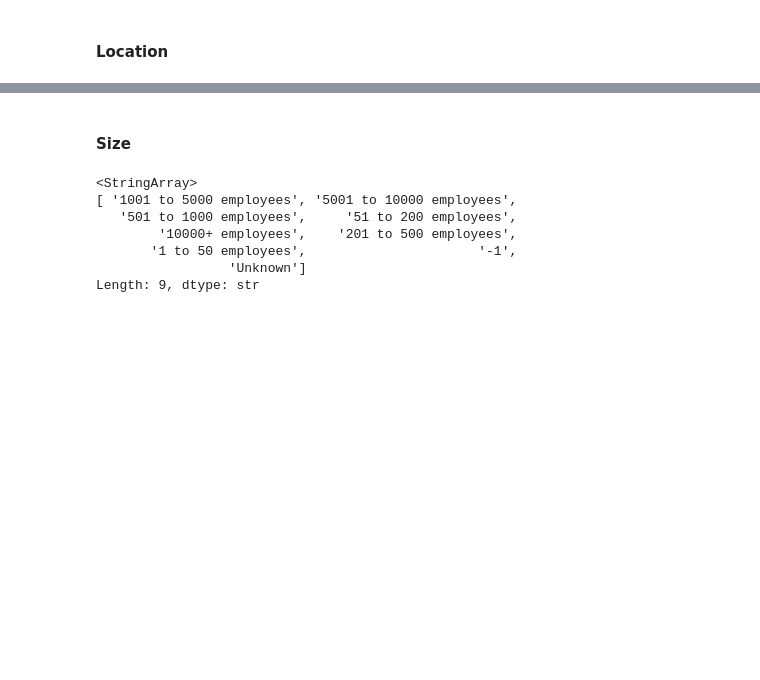
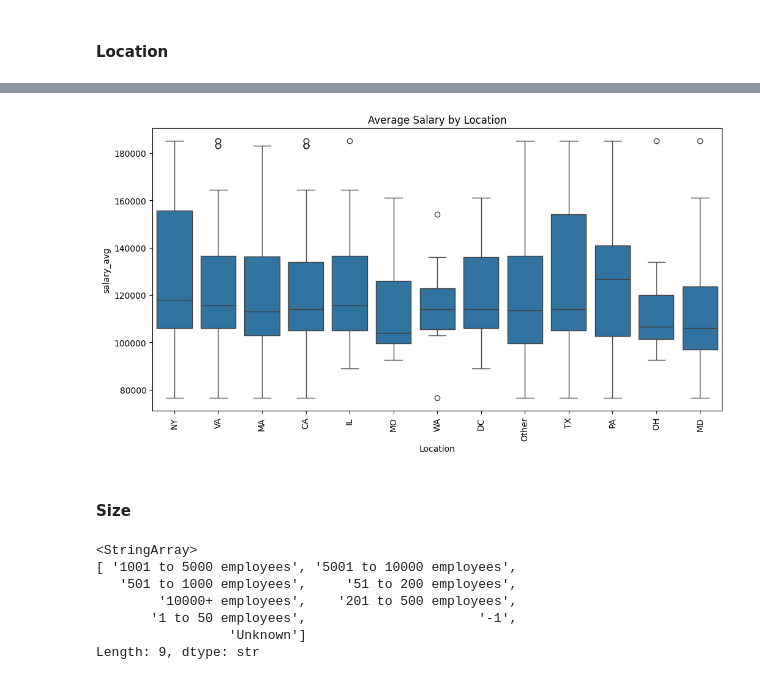
Before and after one commit to codehass/HR-Pulse, a Jupyter notebook: ml/eda.ipynb, the cells around one changed output, grey strips where cells are left out. Cells and saved outputs as stored; diff of their text form; code cells hidden in the pictures; blank space fills up the shorter version.

```diff
--- a/ml/eda.ipynb
+++ b/ml/eda.ipynb
@@ -353,0 +463,11 @@ Name: count, dtype: int64
+# %%
+state_map = {'California': 'CA', 'Texas': 'TX', 'New York': 'NY', 'Maryland': 'MD'}
+clean_df['Location'] = clean_df['Location'].replace(state_map).str.strip()
+
+top_12_locations = clean_df['Location'].value_counts().nlargest(12).index
+
+clean_df['Location'] = clean_df['Location'].apply(
+    lambda x: x if x in top_12_locations else 'Other'
+)
+
+print(clean_df['Location'].value_counts())
@@ -354,3 +490,14 @@ Name: count, dtype: int64
+# %%
+import matplotlib.pyplot as plt
+import seaborn as sns
+
+plt.figure(figsize=(12, 6))
+sns.boxplot(x='Location', y='salary_avg', data=clean_df)
+plt.xticks(rotation=90)
+plt.title('Average Salary by Location')
+plt.show()
+# %% [output]
+[figure, added]
 # %% [markdown]
 #### Size
 # %%
```
Also changed, not shown: parts of 59 cells of this notebook.
